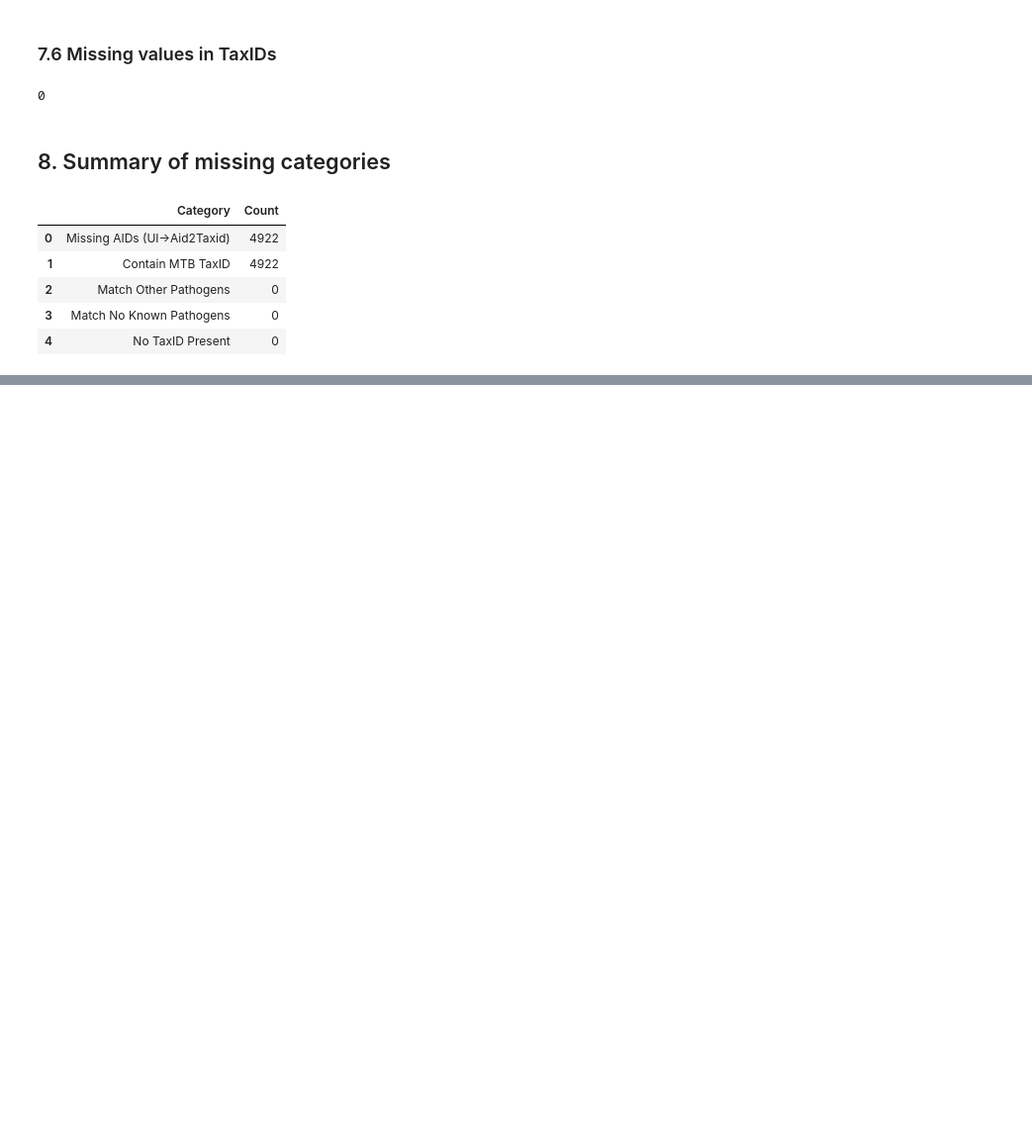
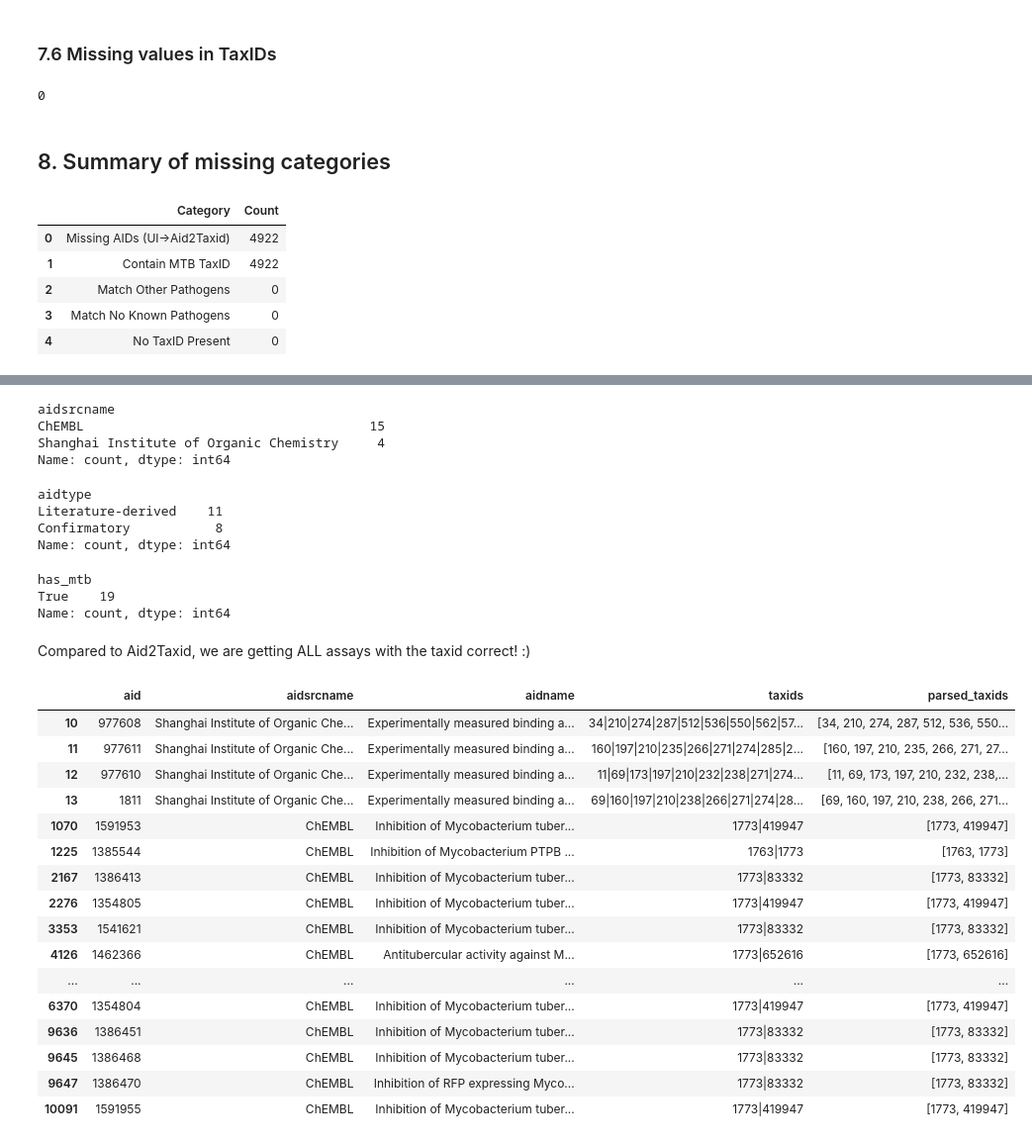
Before and after one commit to ersilia-os/pubchem-antimicrobial-tasks, a Jupyter notebook: notebooks/00_MTB_1773.ipynb, the cells around one changed output, grey strips where cells are left out. Shown at 99% size. Cells and saved outputs as stored; diff of their text form; code cells hidden in the pictures; blank space fills up the shorter version.

```diff
--- a/notebooks/00_MTB_1773.ipynb
+++ b/notebooks/00_MTB_1773.ipynb
@@ -242,0 +273,10 @@ summary_missing
+# %%
+# Extract AIDs explicitly linked to MTB
+
+xml_aids = set(
+    df_xml[df_xml["Parsed_TaxIDs"].apply(lambda lst: mtb_taxid in lst)]["AID"]
+)
+
+len(xml_aids)
+
+# We already have the UI-linked AIDs as 'ui_aids'
@@ -242,0 +285,12 @@ summary_missing
+# %%
+# Compare the 2 sets
+
+missing_from_xml = ui_aids - xml_aids
+extra_in_xml = xml_aids - ui_aids
+
+summary = pd.DataFrame({
+    "Metric": ["UI AIDs", "XML AIDs", "Missing (UI→XML)", "Unexpected (AXML→UI)"],
+    "Count": [len(ui_aids), len(xml_aids), len(missing_from_xml), len(extra_in_xml)]
+})
+
+summary
@@ -242,0 +303,6 @@ summary_missing
+# %%
+# Inspect Missing AIDs (in UI but not in xml)
+
+df_missing_xml = df_ui[df_ui["aid"].isin(missing_from_xml)].copy()
+
+df_missing_xml.head()
@@ -242,0 +317,52 @@ summary_missing
+# %%
+df_missing_xml["aidsrcname"].value_counts()
+# %% [output]
+aidsrcname
+ChEMBL                                     15
+Shanghai Institute of Organic Chemistry     4
+Name: count, dtype: int64
+# %%
+df_missing_xml["aidtype"].value_counts()
+# %% [output]
+aidtype
+Literature-derived    11
+Confirmatory           8
+Name: count, dtype: int64
+# %%
+# Evaluate TaxIDs inside the `taxids` column
+df_missing_xml["parsed_taxids"] = df_missing_xml["taxids"].apply(extract_taxids)
+
+df_missing_xml["has_mtb"] = df_missing_xml["parsed_taxids"].apply(
+    lambda lst: mtb_taxid in lst
+)
+
+df_missing_xml["has_mtb"].value_counts()
+# %% [output]
+has_mtb
+True    19
+Name: count, dtype: int64
+# %% [markdown]
+Compared to Aid2Taxid, we are getting ALL assays with the taxid correct! :)
+# %%
+# Inspect AIDs that DO contain the MTB TaxID
+df_missing_xml_with_mtb = df_missing_xml[df_missing_xml["has_mtb"]]
+
+df_missing_xml_with_mtb[["aid", "aidsrcname", "aidname", "taxids", "parsed_taxids"]].head(20)
+# %% [output]
+|  | aid | aidsrcname | aidname | taxids | parsed_taxids |
+| 10 | 977608 | Shanghai Institute of Organic Che... | Experimentally measured binding a... | 34|210|274|287|512|536|550|562|57... | [34, 210, 274, 287, 512, 536, 550... |
+| 11 | 977611 | Shanghai Institute of Organic Che... | Experimentally measured binding a... | 160|197|210|235|266|271|274|285|2... | [160, 197, 210, 235, 266, 271, 27... |
+| 12 | 977610 | Shanghai Institute of Organic Che... | Experimentally measured binding a... | 11|69|173|197|210|232|238|271|274... | [11, 69, 173, 197, 210, 232, 238,... |
+| 13 | 1811 | Shanghai Institute of Organic Che... | Experimentally measured binding a... | 69|160|197|210|238|266|271|274|28... | [69, 160, 197, 210, 238, 266, 271... |
+| 1070 | 1591953 | ChEMBL | Inhibition of Mycobacterium tuber... | 1773|419947 | [1773, 419947] |
+| 1225 | 1385544 | ChEMBL | Inhibition of Mycobacterium PTPB ... | 1763|1773 | [1763, 1773] |
+| 2167 | 1386413 | ChEMBL | Inhibition of Mycobacterium tuber... | 1773|83332 | [1773, 83332] |
+| 2276 | 1354805 | ChEMBL | Inhibition of Mycobacterium tuber... | 1773|419947 | [1773, 419947] |
+| 3353 | 1541621 | ChEMBL | Inhibition of Mycobacterium tuber... | 1773|83332 | [1773, 83332] |
+| 4126 | 1462366 | ChEMBL | Antitubercular activity against M... | 1773|652616 | [1773, 652616] |
+| ... | ... | ... | ... | ... | ... |
+| 6370 | 1354804 | ChEMBL | Inhibition of Mycobacterium tuber... | 1773|419947 | [1773, 419947] |
+| 9636 | 1386451 | ChEMBL | Inhibition of Mycobacterium tuber... | 1773|83332 | [1773, 83332] |
+| 9645 | 1386468 | ChEMBL | Inhibition of Mycobacterium tuber... | 1773|83332 | [1773, 83332] |
+| 9647 | 1386470 | ChEMBL | Inhibition of RFP expressing Myco... | 1773|83332 | [1773, 83332] |
+| 10091 | 1591955 | ChEMBL | Inhibition of Mycobacterium tuber... | 1773|419947 | [1773, 419947] |
```
Also changed, not shown: parts of 12 cells of this notebook, 1 other file.
